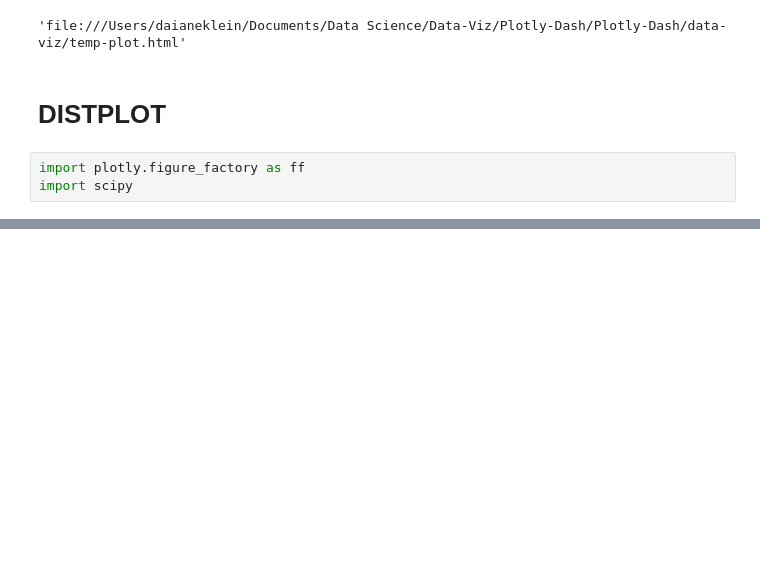
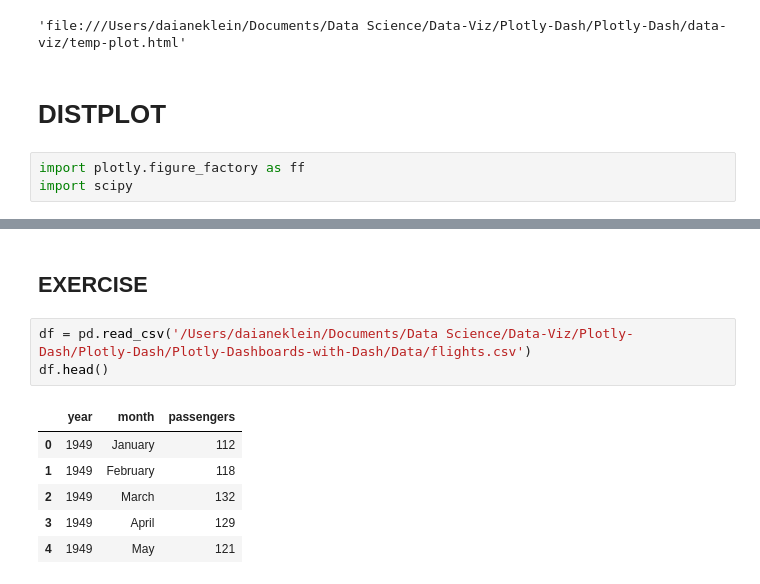
Before and after one commit to daianeklein/data-viz, a Jupyter notebook: basic.ipynb, the cells around one changed output, grey strips where cells are left out. Cells and saved outputs as stored; diff of their text form; blank space fills up the shorter version.

```diff
--- a/basic.ipynb
+++ b/basic.ipynb
@@ -382,0 +479,12 @@ ImportError: FigureFactory.create_distplot requires scipy
+# %% [markdown]
+## EXERCISE
+# %%
+df = pd.read_csv('/Users/daianeklein/Documents/Data Science/Data-Viz/Plotly-Dash/Plotly-Dash/Plotly-Dashboards-with-Dash/Data/flights.csv')
+df.head()
+# %% [output]
+|  | year | month | passengers |
+| 0 | 1949 | January | 112 |
+| 1 | 1949 | February | 118 |
+| 2 | 1949 | March | 132 |
+| 3 | 1949 | April | 129 |
+| 4 | 1949 | May | 121 |
```
Also changed, not shown: parts of 10 cells of this notebook.
